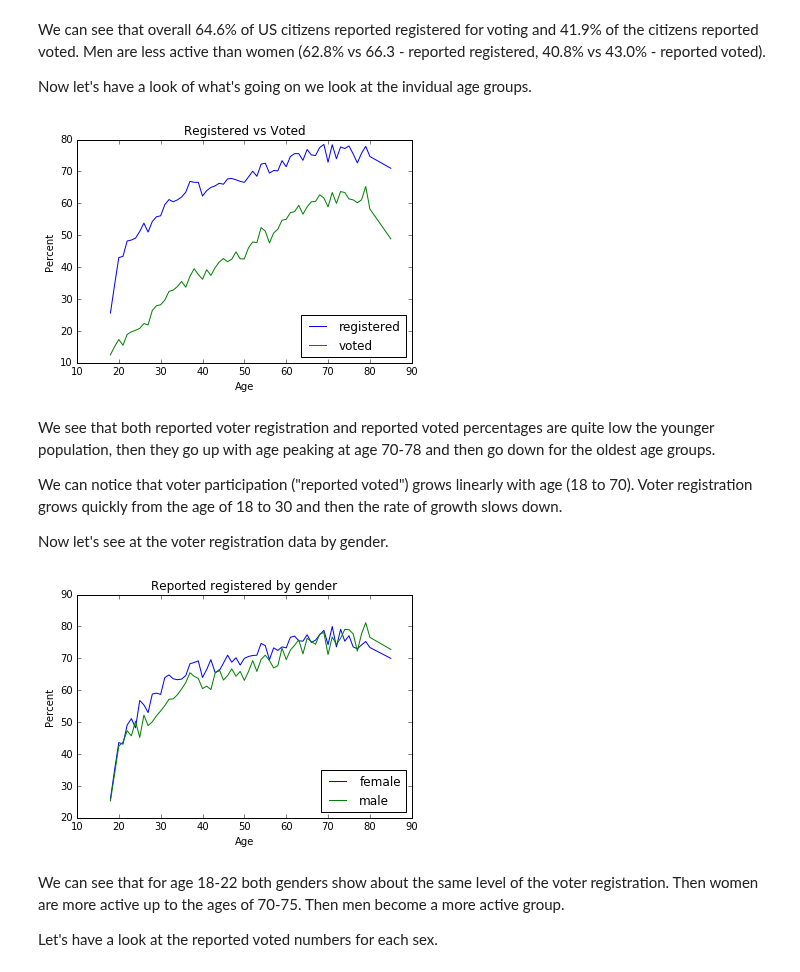
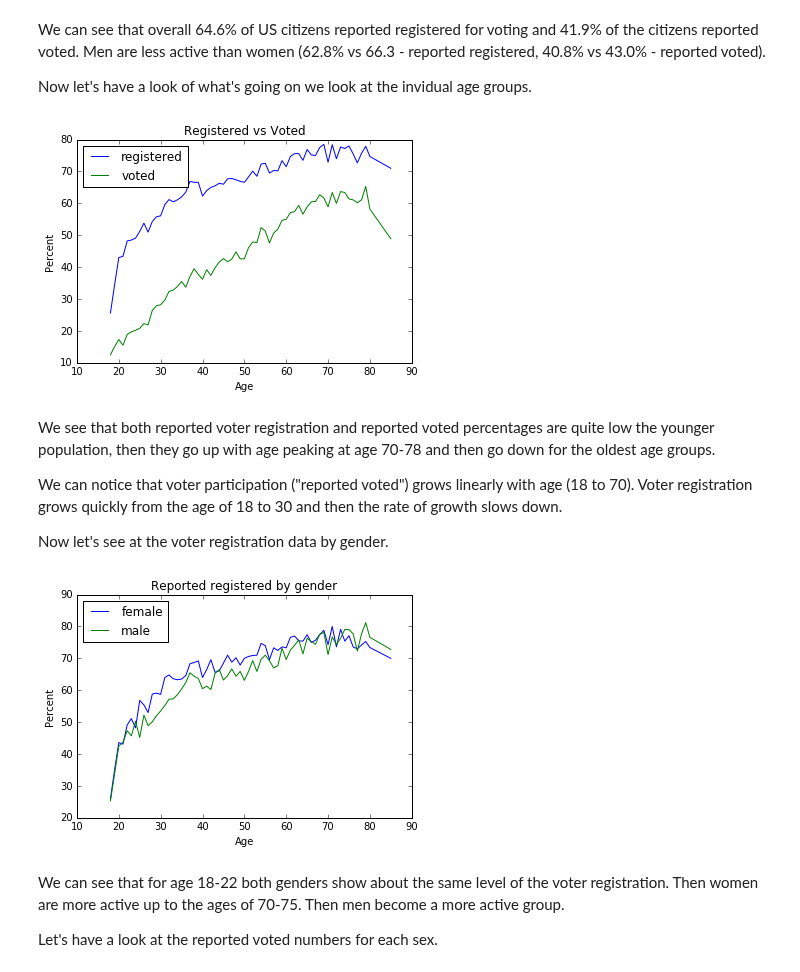
Before and after one commit to colbyZ/test1, a Jupyter notebook: src/main/python/hw1/Zambalayev_Timur_CSCI_E_109a_HW1.ipynb, the cells around one changed output. Cells and saved outputs as stored; diff of their text form; code cells hidden in the pictures.

```diff
--- a/src/main/python/hw1/Zambalayev_Timur_CSCI_E_109a_HW1.ipynb
+++ b/src/main/python/hw1/Zambalayev_Timur_CSCI_E_109a_HW1.ipynb
@@ -877,28 +877,28 @@ Now let's have a look of what's going on we look at the invidual age groups.
 # %%
 def show_plot(title, plot_info_1, plot_info_2, ylabel):
     plt.plot(plot_info_1[0], label=plot_info_1[1])
     plt.plot(plot_info_2[0], label=plot_info_2[1])
     plt.xlabel('Age')
     plt.ylabel(ylabel)
-    plt.legend(loc='lower right')
+    plt.legend(loc='upper left')
     plt.title(title)
     plt.show()
 
 
 def show_percent_plot(title, plot_info_1, plot_info_2):
     show_plot(title, plot_info_1, plot_info_2, 'Percent')
 
 
 def show_number_plot(title, plot_info_1, plot_info_2):
     show_plot(title, plot_info_1, plot_info_2, 'Population')
 
 
-show_plot(
+show_percent_plot(
     'Registered vs Voted',
     (age_df.loc['Both sexes'][['US Citizen - Reported registered - Percent']], 'registered'),
     (age_df.loc['Both sexes'][['US Citizen - Reported voted - Percent']], 'voted'))
 # %% [output]
-[figure, old version]
+[figure, new version]
 # %% [markdown]
 We see that both reported voter registration and reported voted percentages are quite low the younger population, then they go up with age peaking at age 70-78 and then go down for the oldest age groups.
 
@@ -906,12 +906,12 @@ We can notice that voter participation ("reported voted") grows linearly with ag
 
 Now let's see at the voter registration data by gender.
 # %%
-show_plot(
+show_percent_plot(
     'Reported registered by gender',
     (age_df.loc['Female'][['US Citizen - Reported registered - Percent']], 'female'),
     (age_df.loc['Male'][['US Citizen - Reported registered - Percent']], 'male'))
 # %% [output]
-[figure, old version]
+[figure, new version]
 # %% [markdown]
 We can see that for age 18-22 both genders show about the same level of the voter registration. Then women are more active up to the ages of 70-75. Then men become a more active group.
 
```
Also changed, not shown: parts of 11 cells of this notebook, 1 other file.
